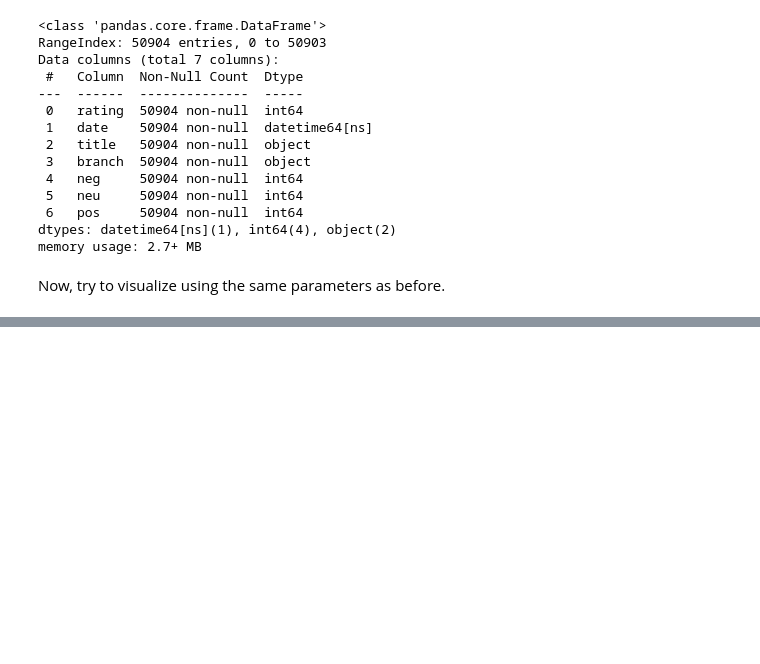
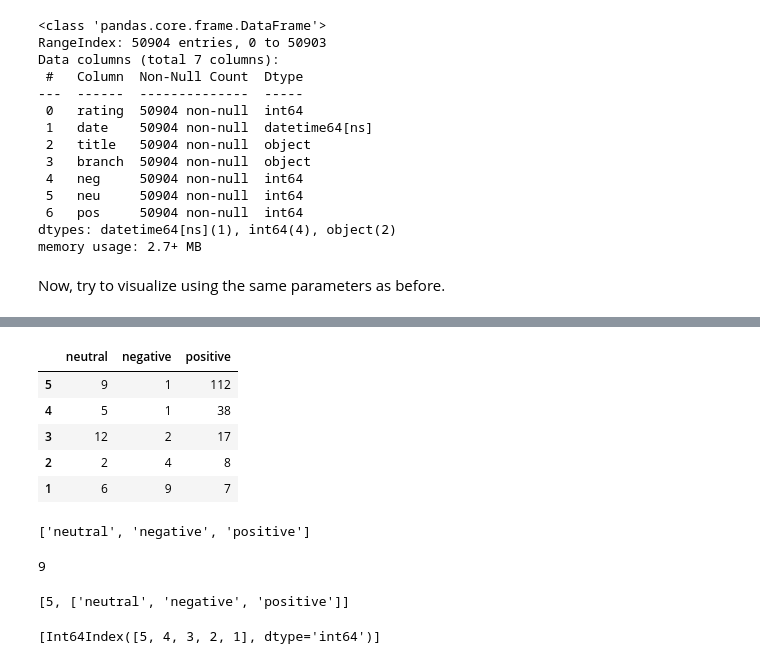
Before and after one commit to fred-home/datascience-final, a Jupyter notebook: analysis/final-project.ipynb, the cells around one changed output, grey strips where cells are left out. Saved outputs shown, nothing was run; the diff lists cells and outputs as text; code cells hidden in the pictures; blank space fills up the shorter version.

```diff
--- a/analysis/final-project.ipynb
+++ b/analysis/final-project.ipynb
@@ -359,0 +394,27 @@ Reviews for Universal Studio  Florida  for  2019 / 7
+# %%
+summary_df
+# %% [output]
+|  | neutral | negative | positive |
+| 5 | 9 | 1 | 112 |
+| 4 | 5 | 1 | 38 |
+| 3 | 12 | 2 | 17 |
+| 2 | 2 | 4 | 8 |
+| 1 | 6 | 9 | 7 |
+# %%
+summary_df.columns.to_list()
+# %% [output]
+['neutral', 'negative', 'positive']
+# %%
+summary_df.iloc[-1,1]
+# %% [output]
+9
+# %%
+[summary_df.index[0], summary_df.columns.to_list()]
+# %% [output]
+[5, ['neutral', 'negative', 'positive']]
+# %%
+list=[]
+list.append(summary_df.index)
+list
+# %% [output]
+[Int64Index([5, 4, 3, 2, 1], dtype='int64')]
```
Also changed, not shown: parts of 21 cells of this notebook, 4 other files.
